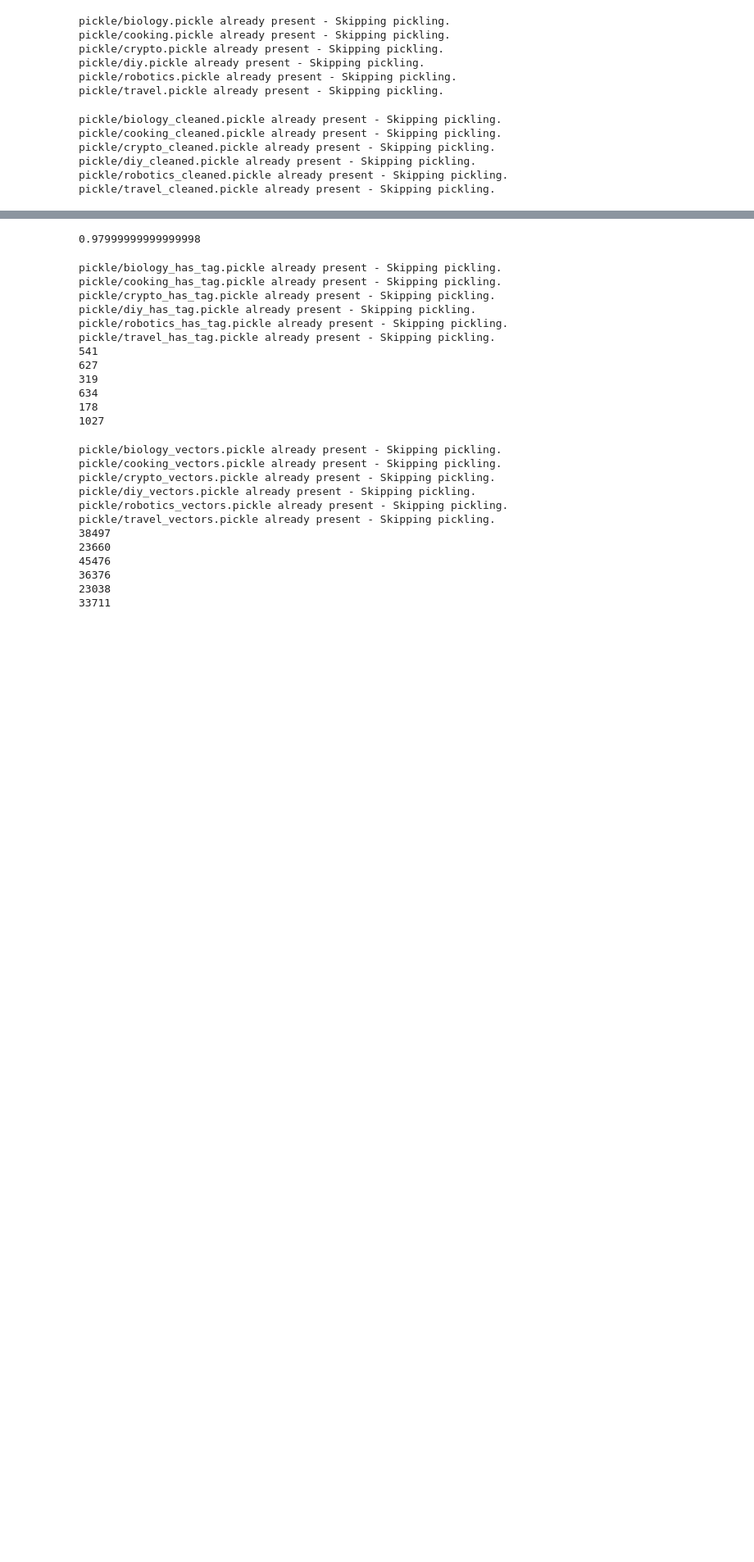
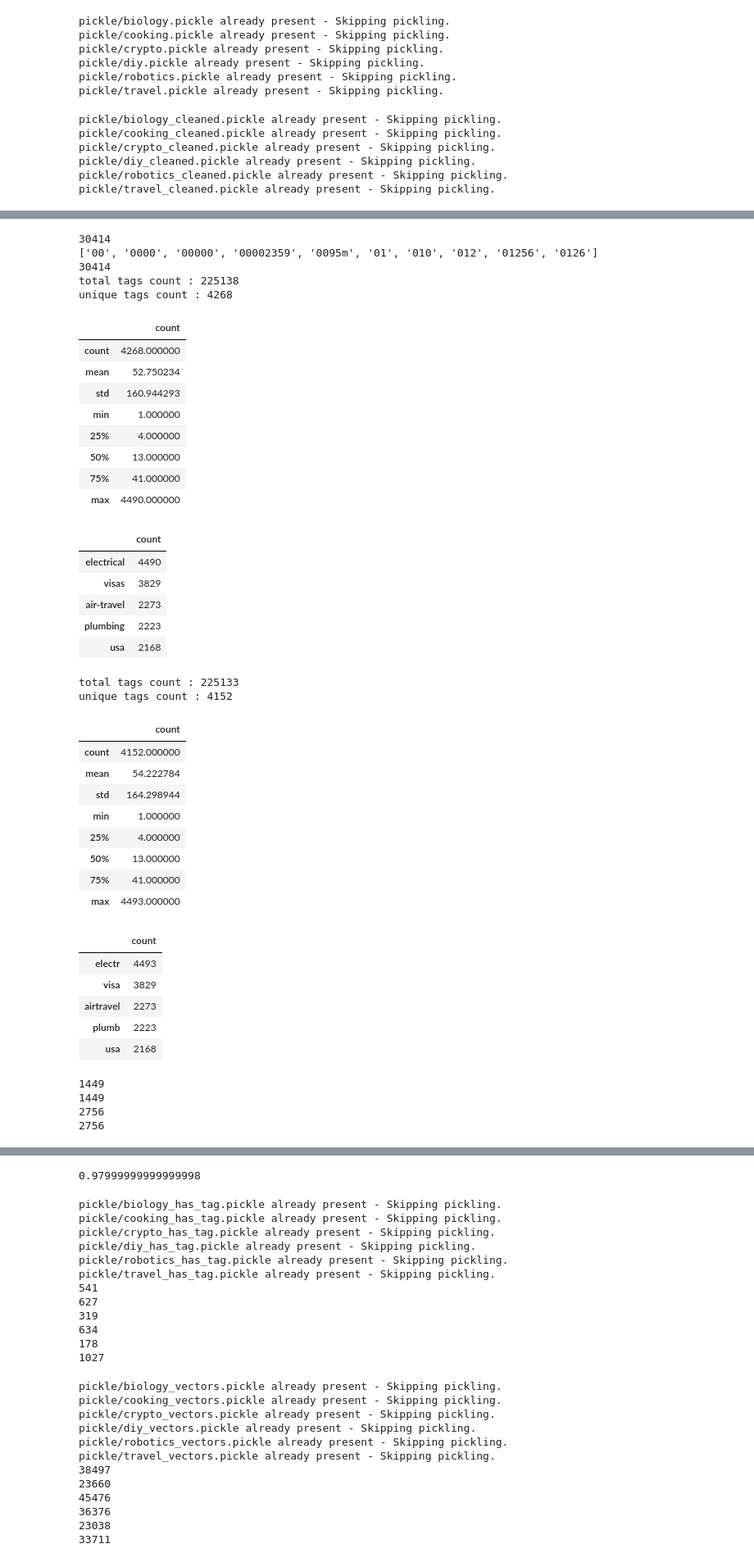
Before and after one commit to voyageth/kaggle, a Jupyter notebook: stack-exchange-tags/notebook/notebook.ipynb, the cells around one changed output, grey strips where cells are left out. Shown at 82% size. Saved outputs shown, nothing was run; the diff lists cells and outputs as text; code cells hidden in the pictures; blank space fills up the shorter version.

```diff
--- a/stack-exchange-tags/notebook/notebook.ipynb
+++ b/stack-exchange-tags/notebook/notebook.ipynb
@@ -171,6 +174,22 @@ crypto_total_tags = extract_tags_count(crypto_cleaned_df)
 diy_total_tags = extract_tags_count(diy_cleaned_df)
 robotics_total_tags = extract_tags_count(robotics_cleaned_df)
 travel_total_tags = extract_tags_count(travel_cleaned_df)
+
+
+def cleaning_tag(row):
+    row['tags'], _ = cleaning_text(row['tags'])
+    return row
+
+def extract_cleaned_tags_count(cleaned_df):
+    df = cleaned_df.progress_apply(cleaning_tag, axis=1)
+    return extract_tags_count(df)
+
+biology_cleaned_total_tags = extract_cleaned_tags_count(biology_cleaned_df)
+cooking_cleaned_total_tags = extract_cleaned_tags_count(cooking_cleaned_df)
+crypto_cleaned_total_tags = extract_cleaned_tags_count(crypto_cleaned_df)
+diy_cleaned_total_tags = extract_cleaned_tags_count(diy_cleaned_df)
+robotics_cleaned_total_tags = extract_cleaned_tags_count(robotics_cleaned_df)
+travel_cleaned_total_tags = extract_cleaned_tags_count(travel_cleaned_df)
 # %% [output]
 total tags count : 33129
 unique tags count : 678
@@ -291,0 +311,59 @@ print(len(full_df_vectorizer.get_feature_names()))
+# %%
+full_df_title_count_vectorizer = CountVectorizer(stop_words=stop_words)
+full_df_title_count_vectorizer.fit((full_df['title']).tolist())
+print(len(full_df_title_count_vectorizer.get_feature_names()))
+
+full_df_title_tfidf_vectorizer = TfidfVectorizer(stop_words=stop_words)
+full_df_title_tfidf_vectorizer.fit((full_df['title']).tolist())
+print(len(full_df_title_tfidf_vectorizer.get_feature_names()))
+
+full_df_total_tags = extract_tags_count(full_df)
+full_df_cleand_total_tags = extract_cleaned_tags_count(full_df)
+#display(full_df_total_tags)
+
+print(len(list(set(full_df_total_tags.index) & set(full_df_title_count_vectorizer.get_feature_names()))))
+print(len(list(set(full_df_total_tags.index) & set(full_df_title_count_vectorizer.get_feature_names()))))
+print(len(list(set(full_df_cleand_total_tags.index) & set(full_df_title_count_vectorizer.get_feature_names()))))
+print(len(list(set(full_df_cleand_total_tags.index) & set(full_df_title_count_vectorizer.get_feature_names()))))
+# %% [output]
+30414
+['00', '0000', '00000', '00002359', '0095m', '01', '010', '012', '01256', '0126']
+30414
+total tags count : 225138
+unique tags count : 4268
+|  | count |
+| count | 4268.000000 |
+| mean | 52.750234 |
+| std | 160.944293 |
+| min | 1.000000 |
+| 25% | 4.000000 |
+| 50% | 13.000000 |
+| 75% | 41.000000 |
+| max | 4490.000000 |
+|  | count |
+| electrical | 4490 |
+| visas | 3829 |
+| air-travel | 2273 |
+| plumbing | 2223 |
+| usa | 2168 |
+total tags count : 225133
+unique tags count : 4152
+|  | count |
+| count | 4152.000000 |
+| mean | 54.222784 |
+| std | 164.298944 |
+| min | 1.000000 |
+| 25% | 4.000000 |
+| 50% | 13.000000 |
+| 75% | 41.000000 |
+| max | 4493.000000 |
+|  | count |
+| electr | 4493 |
+| visa | 3829 |
+| airtravel | 2273 |
+| plumb | 2223 |
+| usa | 2168 |
+1449
+1449
+2756
+2756
```
Also changed, not shown: parts of 16 cells of this notebook.
